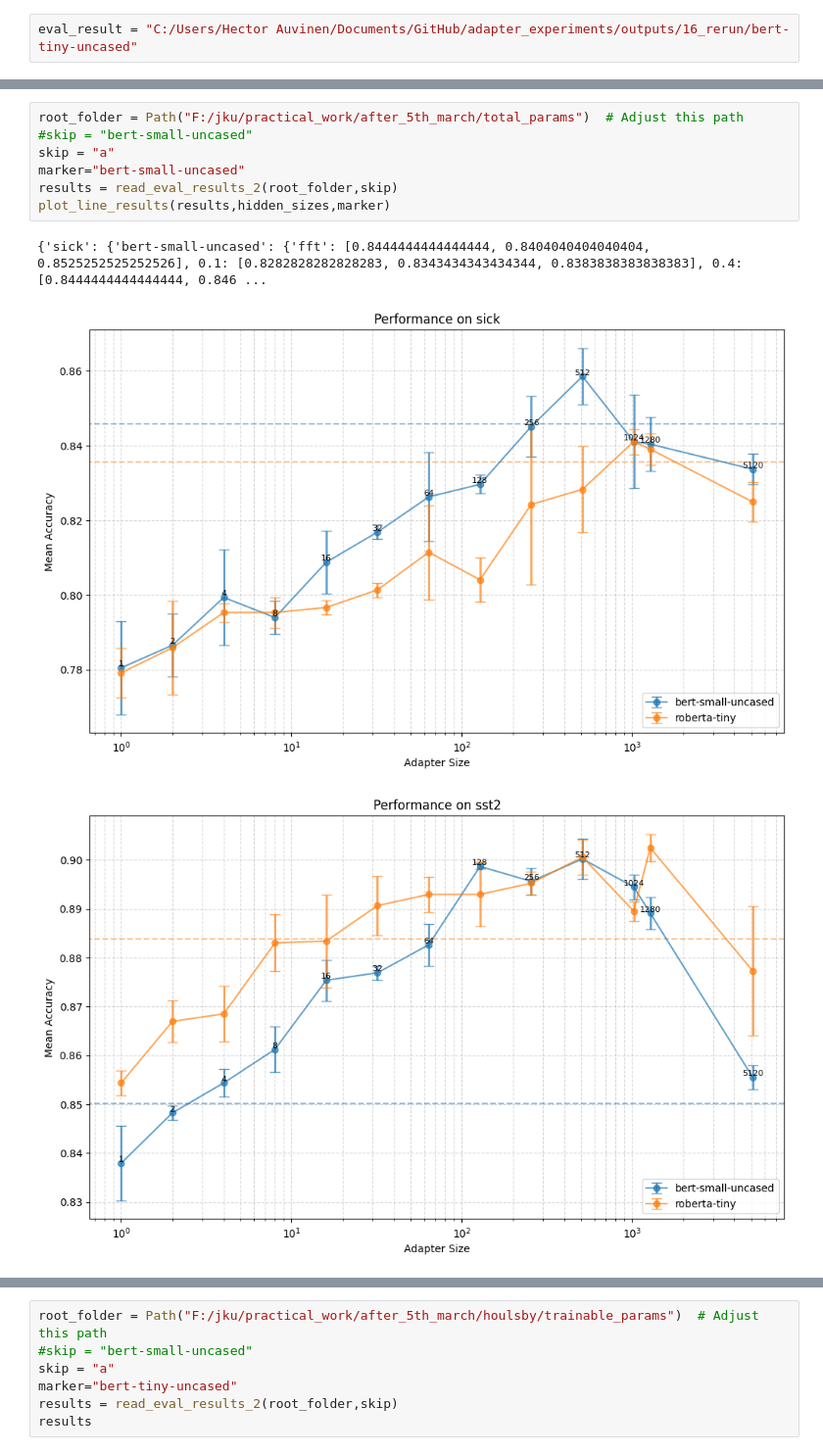
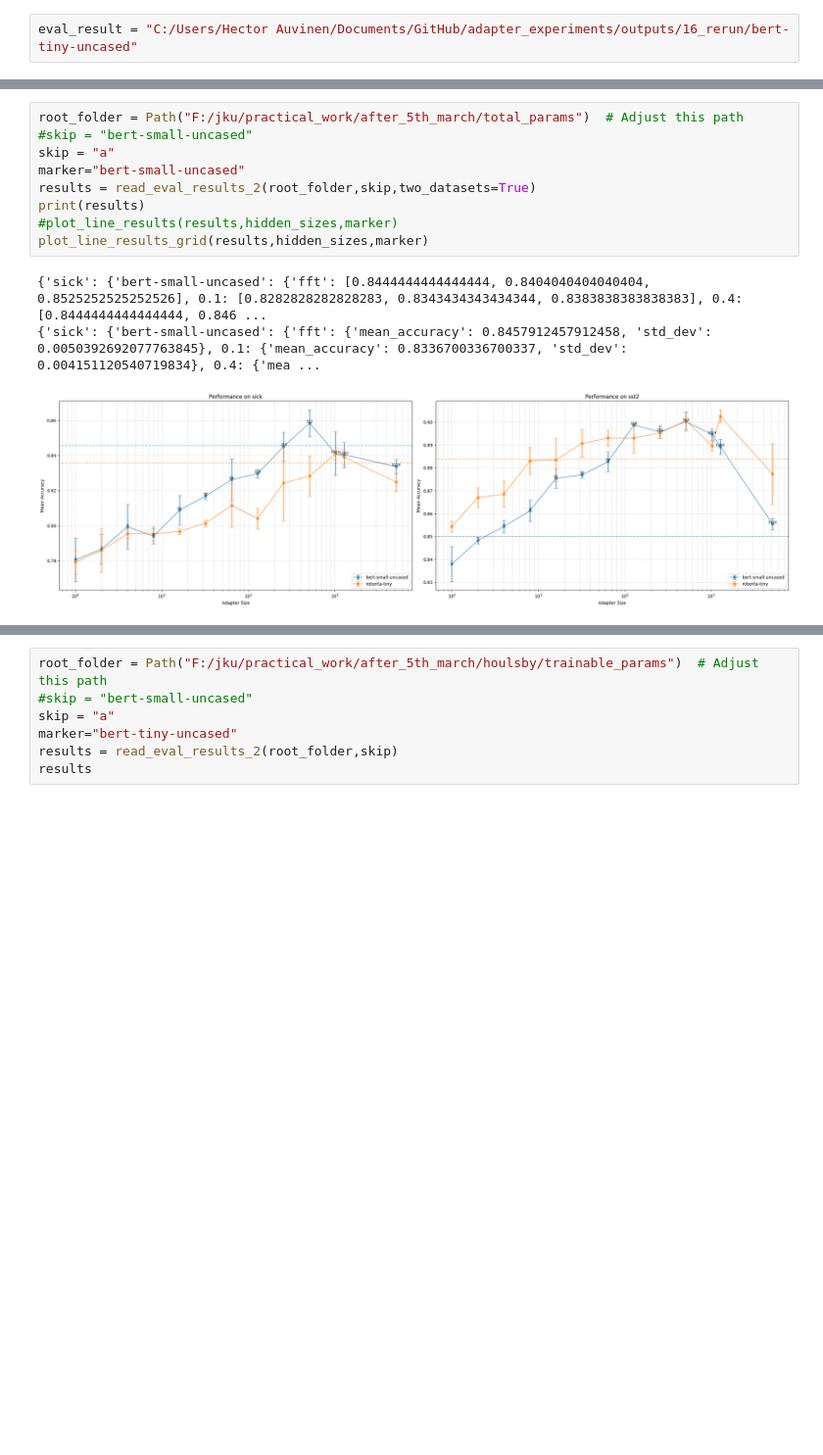
Before and after one commit to HectorAuvinen/adapter_experiments, a Jupyter notebook: notebooks/result_plotting.ipynb, the cells around one changed output, grey strips where cells are left out. Shown at 98% size. Saved outputs shown, nothing was run; the diff lists cells and outputs as text; blank space fills up the shorter version.

```diff
--- a/notebooks/result_plotting.ipynb
+++ b/notebooks/result_plotting.ipynb
@@ -392,14 +507,16 @@ plot_line_results(results,hidden_sizes,marker)
 # %%
 root_folder = Path("F:/jku/practical_work/after_5th_march/total_params")  # Adjust this path
 #skip = "bert-small-uncased"
 skip = "a"
 marker="bert-small-uncased"
-results = read_eval_results_2(root_folder,skip)
-plot_line_results(results,hidden_sizes,marker)
+results = read_eval_results_2(root_folder,skip,two_datasets=True)
+print(results)
+#plot_line_results(results,hidden_sizes,marker)
+plot_line_results_grid(results,hidden_sizes,marker)
 # %% [output]
 {'sick': {'bert-small-uncased': {'fft': [0.8444444444444444, 0.8404040404040404, 0.8525252525252526], 0.1: [0.8282828282828283, 0.8343434343434344, 0.8383838383838383], 0.4: [0.8444444444444444, 0.846 ...
+{'sick': {'bert-small-uncased': {'fft': {'mean_accuracy': 0.8457912457912458, 'std_dev': 0.0050392692077763845}, 0.1: {'mean_accuracy': 0.8336700336700337, 'std_dev': 0.004151120540719834}, 0.4: {'mea ...
-[figure, old version]
+[figure, new version]
-[figure, removed]
 # %%
 root_folder = Path("F:/jku/practical_work/after_5th_march/houlsby/trainable_params")  # Adjust this path
 #skip = "bert-small-uncased"
```
Also changed, not shown: parts of 22 cells of this notebook, 2 other files.
